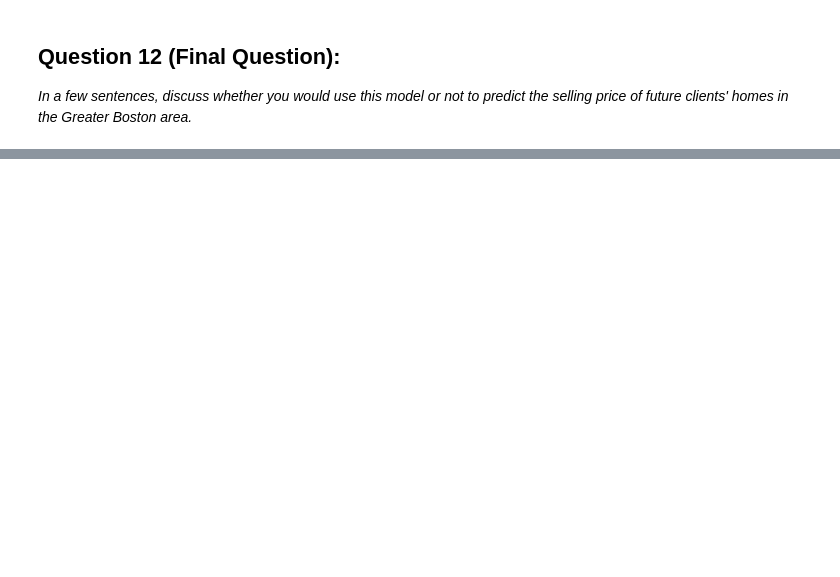
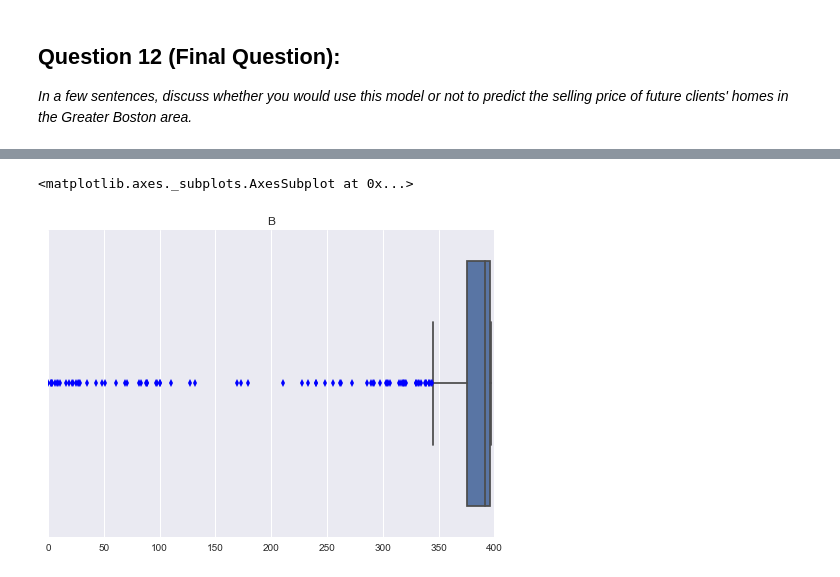
Before and after one commit to RyosukeHonda/Machine-Learning-ND, a Jupyter notebook: P1 boston housing/boston_housing.ipynb, the cells around one changed output, grey strips where cells are left out. Cells and saved outputs as stored; diff of their text form; code cells hidden in the pictures; blank space fills up the shorter version.

```diff
--- a/P1 boston housing/boston_housing.ipynb
+++ b/P1 boston housing/boston_housing.ipynb
@@ -548,0 +582,6 @@ The predicted value of client's home is smaller than mean and median house price
+# %%
+pl.title("B")
+sns.boxplot(city_data.data[:,11])
+# %% [output]
+<matplotlib.axes._subplots.AxesSubplot at 0x...>
+[figure, added]
```
Also changed, not shown: parts of 10 cells of this notebook, 1 other file.
